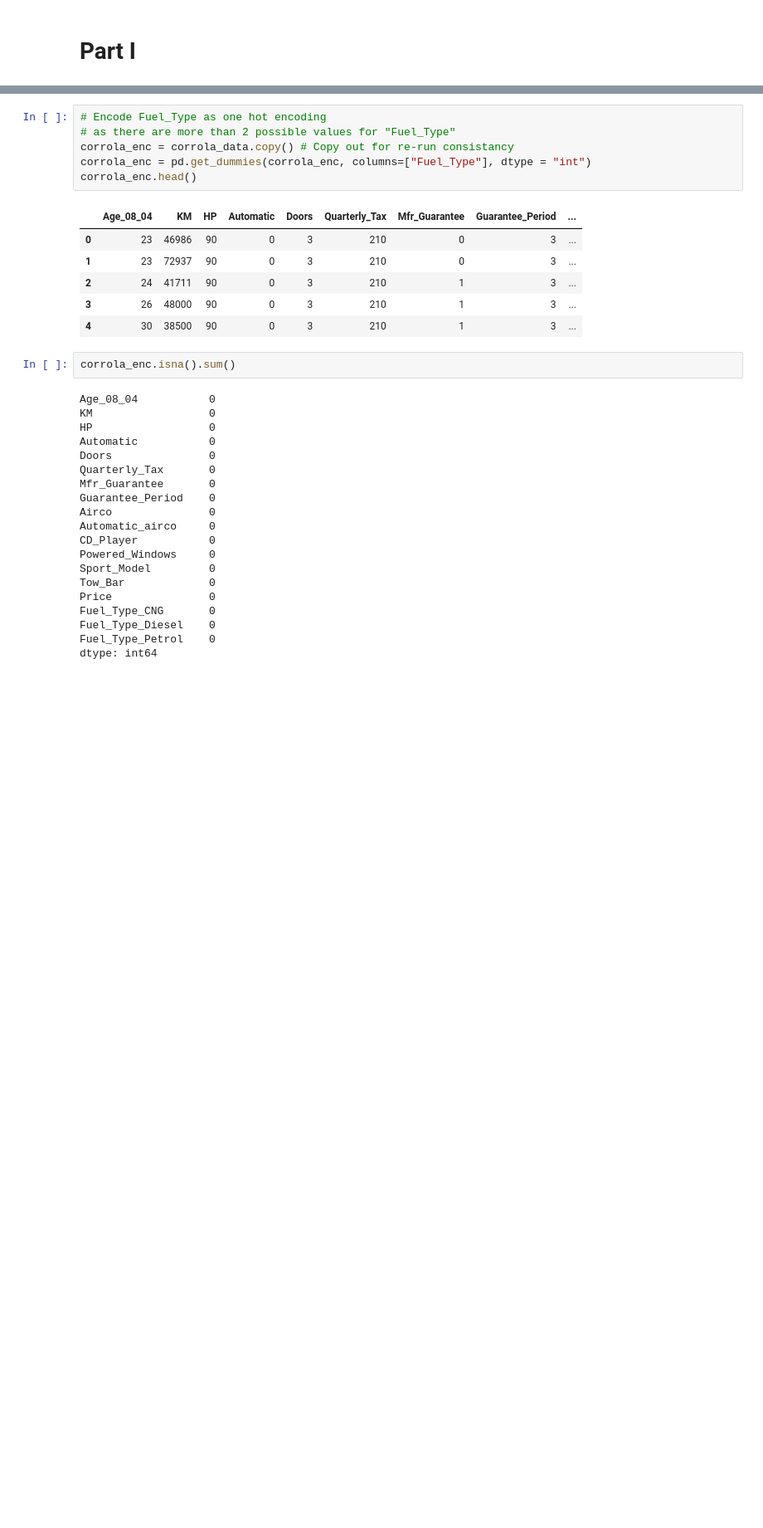
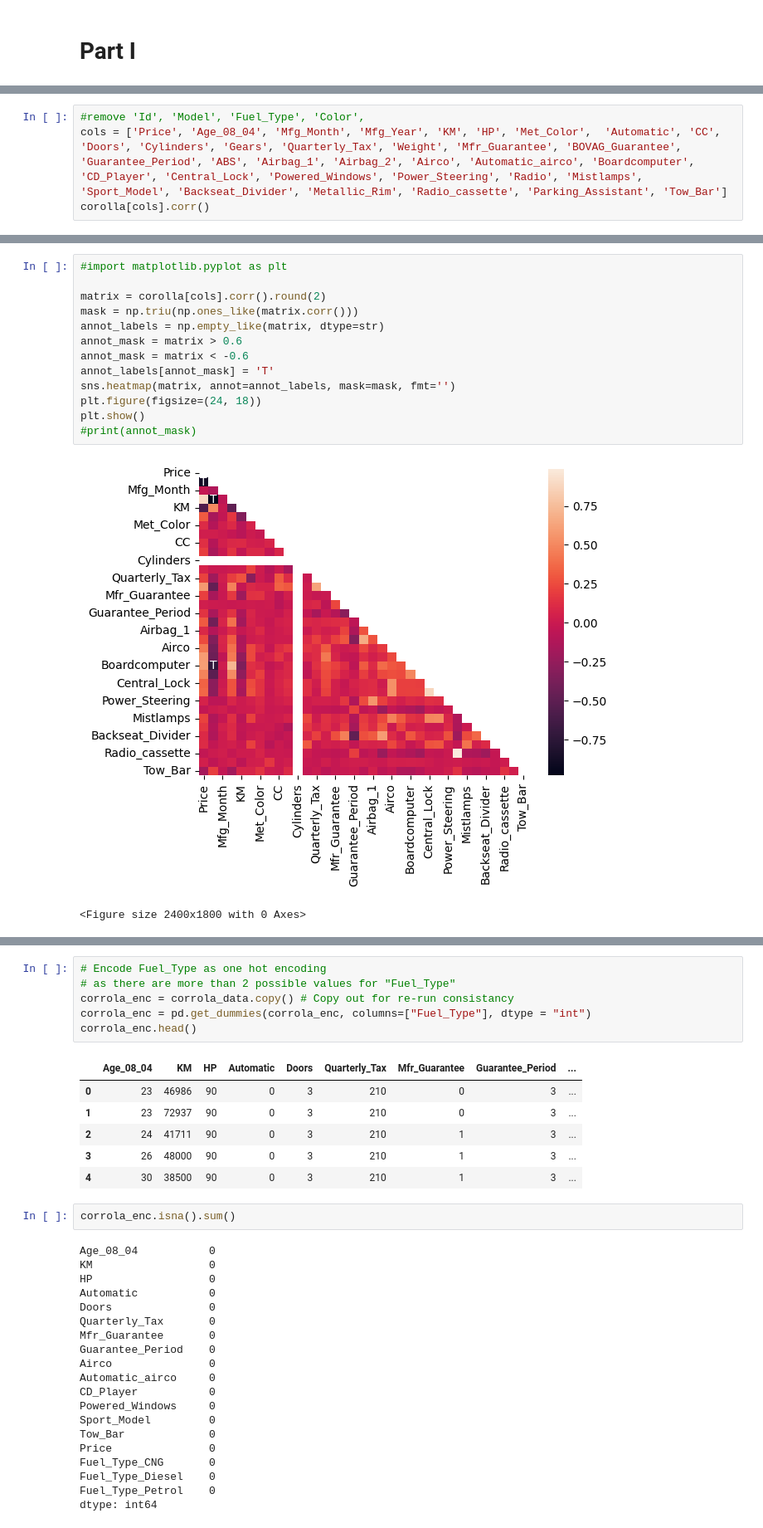
Before and after one commit to beneDesp/GLDM3002, a Jupyter notebook: FinalProjectTeam2.ipynb, the cells around one changed output, grey strips where cells are left out. Shown at 83% size. Saved outputs shown, nothing was run; the diff lists cells and outputs as text; blank space fills up the shorter version.

```diff
--- a/FinalProjectTeam2.ipynb
+++ b/FinalProjectTeam2.ipynb
@@ -61,0 +74,4 @@ None
+# %%
+#remove 'Id', 'Model', 'Fuel_Type', 'Color',
+cols = ['Price', 'Age_08_04', 'Mfg_Month', 'Mfg_Year', 'KM', 'HP', 'Met_Color',  'Automatic', 'CC', 'Doors', 'Cylinders', 'Gears', 'Quarterly_Tax', 'Weight', 'Mfr_Guarantee', 'BOVAG_Guarantee', 'Guarantee_Period', 'ABS', 'Airbag_1', 'Airbag_2', 'Airco', 'Automatic_airco', 'Boardcomputer', 'CD_Player', 'Central_Lock', 'Powered_Windows', 'Power_Steering', 'Radio', 'Mistlamps', 'Sport_Model', 'Backseat_Divider', 'Metallic_Rim', 'Radio_cassette', 'Parking_Assistant', 'Tow_Bar']
+corolla[cols].corr()
@@ -61,0 +97,16 @@ None
+# %%
+#import matplotlib.pyplot as plt
+
+matrix = corolla[cols].corr().round(2)
+mask = np.triu(np.ones_like(matrix.corr()))
+annot_labels = np.empty_like(matrix, dtype=str)
+annot_mask = matrix > 0.6
+annot_mask = matrix < -0.6
+annot_labels[annot_mask] = 'T'
+sns.heatmap(matrix, annot=annot_labels, mask=mask, fmt='')
+plt.figure(figsize=(24, 18))
+plt.show()
+#print(annot_mask)
+# %% [output]
+[figure, added]
+<Figure size 2400x1800 with 0 Axes>
```
Also changed, not shown: parts of 8 cells of this notebook.
